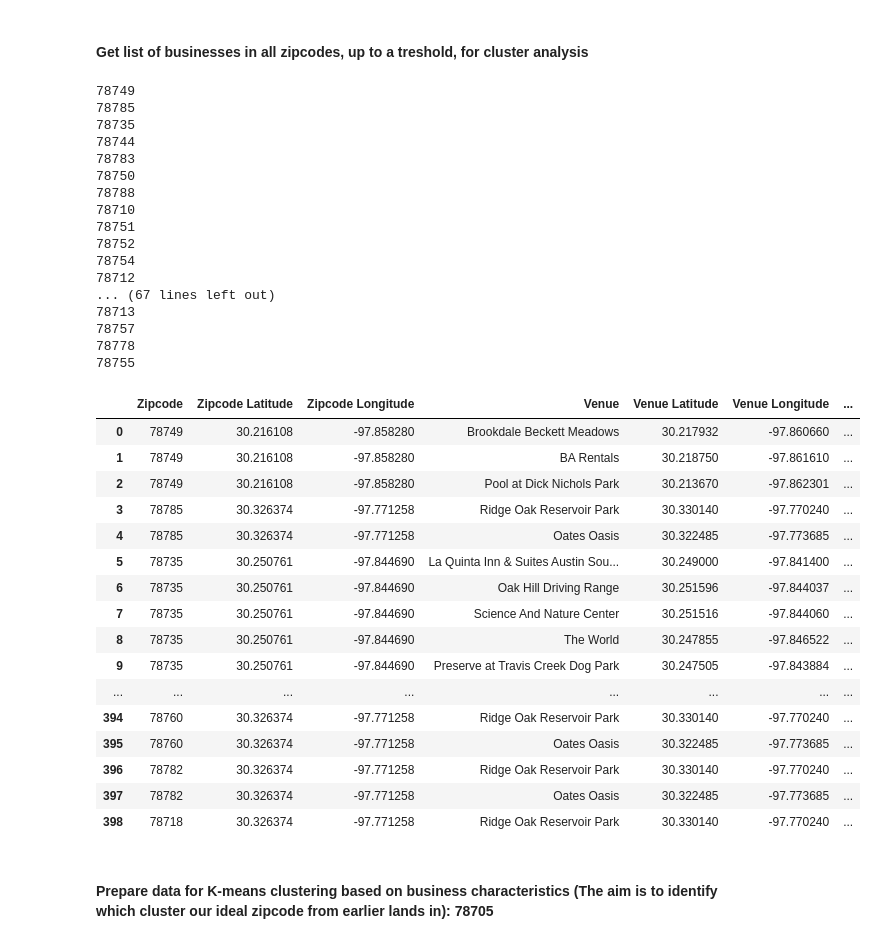
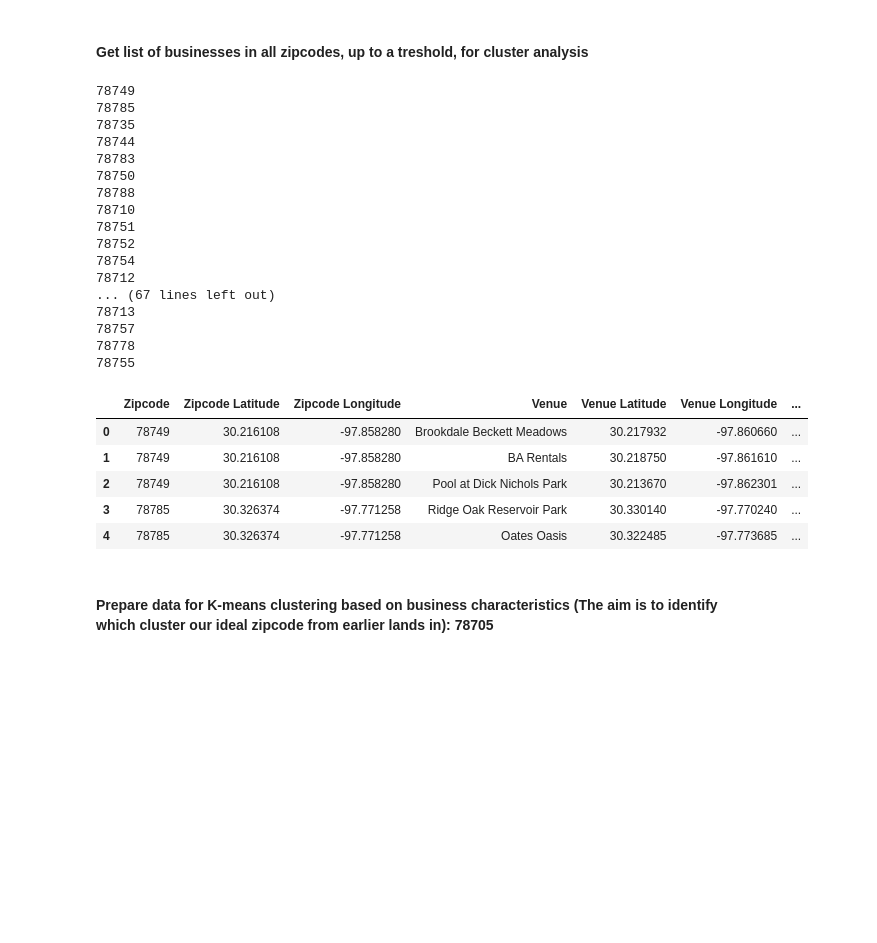
Before and after one commit to waltdrexler/Coursera_Capstone, a Jupyter notebook: Completed - Coursera Data Science Capstone - Austin.ipynb, the cells around one changed output. Drawn from its saved outputs; the diff is of its cells as text; code cells hidden in the pictures; blank space fills up the shorter version.

```diff
--- a/Completed - Coursera Data Science Capstone - Austin.ipynb
+++ b/Completed - Coursera Data Science Capstone - Austin.ipynb
@@ -281,45 +281,34 @@ def getNearbyVenues(names, latitudes, longitudes):
 
 austin_venues = getNearbyVenues(names=austin_data['Zipcode'],
                                    latitudes=austin_data['latitude'],
                                    longitudes=austin_data['longitude']
                                   )
 
-austin_venues
+austin_venues.head()
 # %% [output]
 78749
 78785
 78735
 78744
 78783
 78750
 78788
 78710
 78751
 78752
 78754
 78712
 ... (67 lines left out)
 78713
 78757
 78778
 78755
 |  | Zipcode | Zipcode Latitude | Zipcode Longitude | Venue | Venue Latitude | Venue Longitude | ... |
 | 0 | 78749 | 30.216108 | -97.858280 | Brookdale Beckett Meadows | 30.217932 | -97.860660 | ... |
 | 1 | 78749 | 30.216108 | -97.858280 | BA Rentals | 30.218750 | -97.861610 | ... |
 | 2 | 78749 | 30.216108 | -97.858280 | Pool at Dick Nichols Park | 30.213670 | -97.862301 | ... |
 | 3 | 78785 | 30.326374 | -97.771258 | Ridge Oak Reservoir Park | 30.330140 | -97.770240 | ... |
 | 4 | 78785 | 30.326374 | -97.771258 | Oates Oasis | 30.322485 | -97.773685 | ... |
-| 5 | 78735 | 30.250761 | -97.844690 | La Quinta Inn & Suites Austin Sou... | 30.249000 | -97.841400 | ... |
-| 6 | 78735 | 30.250761 | -97.844690 | Oak Hill Driving Range | 30.251596 | -97.844037 | ... |
-| 7 | 78735 | 30.250761 | -97.844690 | Science And Nature Center | 30.251516 | -97.844060 | ... |
-| 8 | 78735 | 30.250761 | -97.844690 | The World | 30.247855 | -97.846522 | ... |
-| 9 | 78735 | 30.250761 | -97.844690 | Preserve at Travis Creek Dog Park | 30.247505 | -97.843884 | ... |
-| ... | ... | ... | ... | ... | ... | ... | ... |
-| 394 | 78760 | 30.326374 | -97.771258 | Ridge Oak Reservoir Park | 30.330140 | -97.770240 | ... |
-| 395 | 78760 | 30.326374 | -97.771258 | Oates Oasis | 30.322485 | -97.773685 | ... |
-| 396 | 78782 | 30.326374 | -97.771258 | Ridge Oak Reservoir Park | 30.330140 | -97.770240 | ... |
-| 397 | 78782 | 30.326374 | -97.771258 | Oates Oasis | 30.322485 | -97.773685 | ... |
-| 398 | 78718 | 30.326374 | -97.771258 | Ridge Oak Reservoir Park | 30.330140 | -97.770240 | ... |
 # %% [markdown]
 #### Prepare data for K-means clustering based on business characteristics (The aim is to identify which cluster our ideal zipcode from earlier lands in):   78705
 # %%
```
Also changed, not shown: parts of 1 cell of this notebook.
